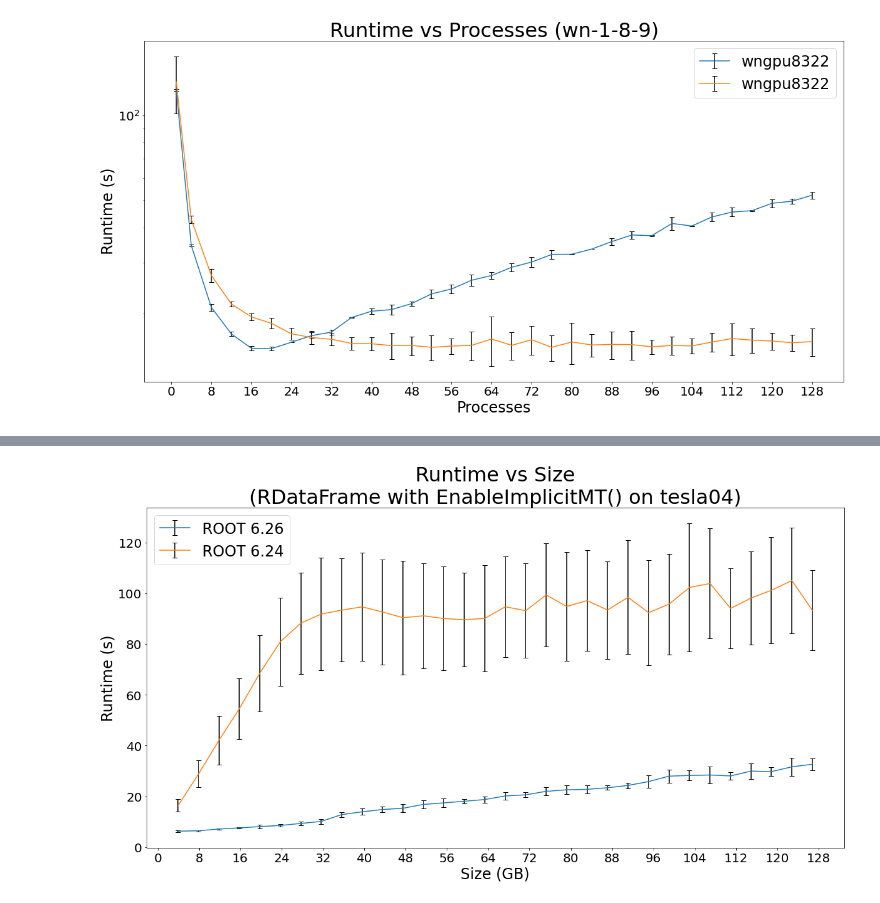
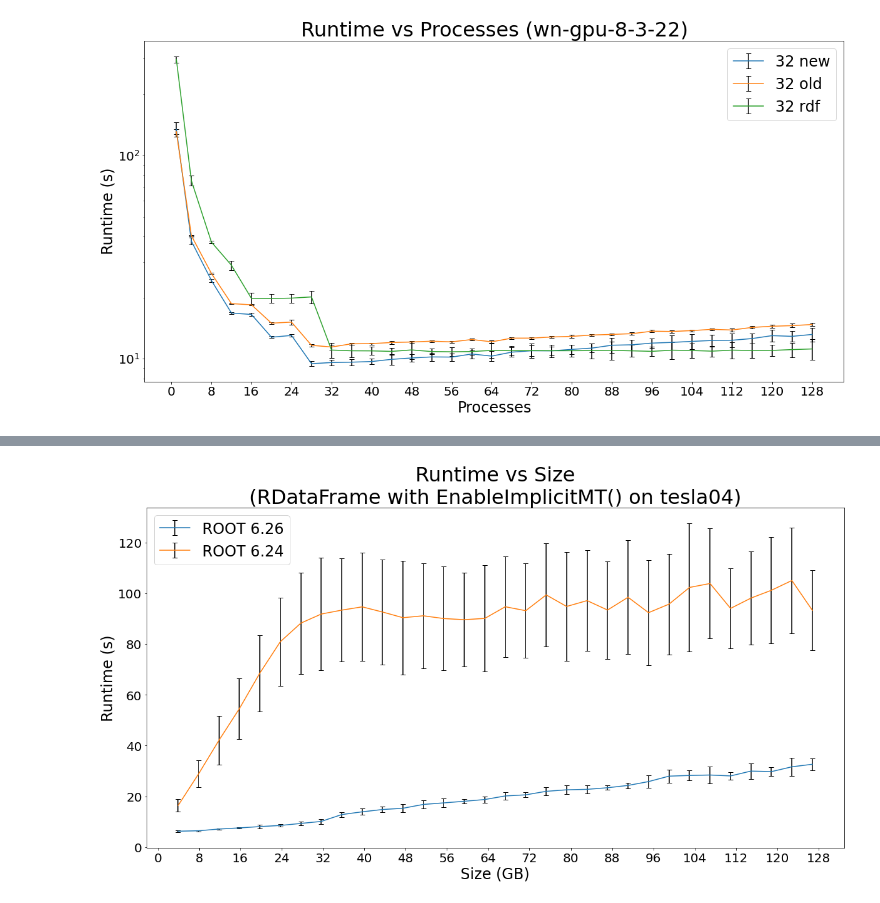
Before and after one commit to bucket420/DOE-INFN-2022, a Jupyter notebook: plot.ipynb, the cells around one changed output, grey strips where cells are left out. Drawn from its saved outputs; the diff is of its cells as text; code cells hidden in the pictures.

```diff
--- a/plot.ipynb
+++ b/plot.ipynb
@@ -68,23 +68,25 @@ def plot(path, title, xlabel, ylabel, *args, plot_type=None, log_scale=False, lo
     plt.show()
 # %%
 plot(path,
-     'Runtime vs Processes (wn-1-8-9)',
+     'Runtime vs Processes (wn-gpu-8-3-22)',
      'Processes',
      'Runtime (s)',
-#      "runtime_tests_uproot/128_files/wn-1-8-9/runtime_vs_processes_128_128_4_20.csv",
-#      "wn189",
-#      "runtime_tests_uproot/128_files/tesla04_remote/runtime_vs_processes_128_128_4_20.csv",
-#      "tesla04",
-     "runtime_tests_uproot/128_files/wn-gpu-8-3-22/runtime_vs_processes_128_128_4_20.csv",
-     "wngpu8322",
-     "runtime_tests_uproot/128_files/wn-gpu-8-3-22_old/runtime_vs_processes_128_128_4_20.csv",
-     "wngpu8322",
-#      "runtime_tests_rdf/128_files/wn-1-8-9/runtime_vs_processes_128_128_4_20.csv",
+#      "runtime_tests_uproot/128_files/wn-gpu-8-3-22/runtime_vs_processes_128_128_4_20.csv",
+#      "128 new",
+#      "runtime_tests_uproot/128_files/wn-gpu-8-3-22_old/runtime_vs_processes_128_128_4_20.csv",
+#      "128 old",
+     "runtime_tests_uproot/32_files/wn-gpu-8-3-22/runtime_vs_processes_32_128_4_20.csv",
+     "32 new",
+     "runtime_tests_uproot/32_files/wn-gpu-8-3-22_old/runtime_vs_processes_32_128_4_20.csv",
+     "32 old",
+     "runtime_tests_rdf/32_files/wn-gpu-8-3-22/runtime_vs_processes_32_128_4_20.csv",
+     "32 rdf",
+
+#      "runtime_tests_rdf/128_files/wn-gpu-8-3-22/runtime_vs_processes_128_128_4_20.csv",
 #      "rdf",
-#      plot_type="speed-up",
      log_scale=True,
 #      log_base=2,
      plot_type="errorbars"
     )
 # %% [output]
-[figure, old version]
+[figure, new version]
```
Also changed, not shown: parts of 3 cells of this notebook, 32 other files.
